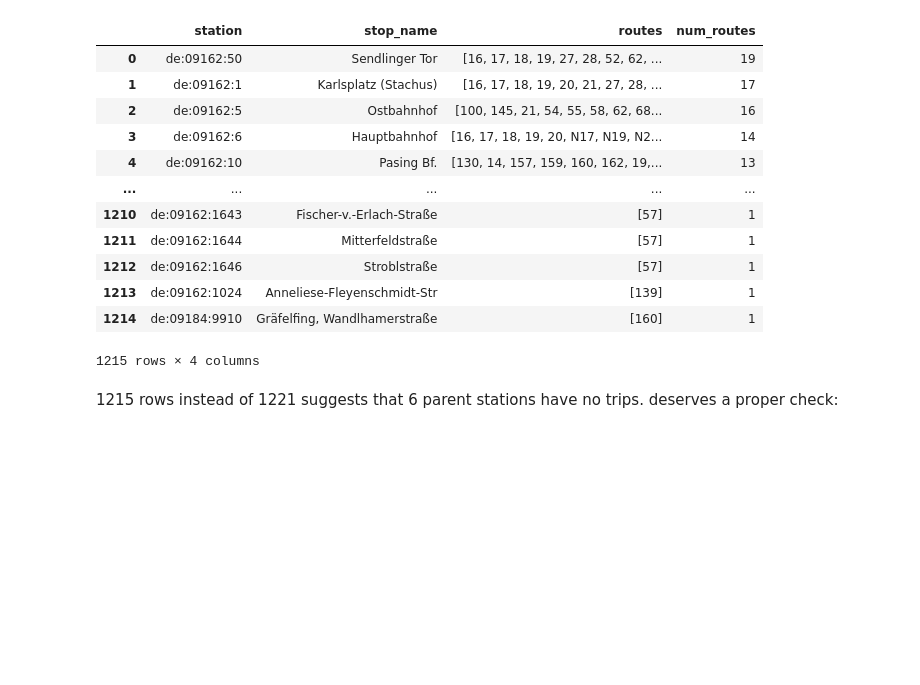
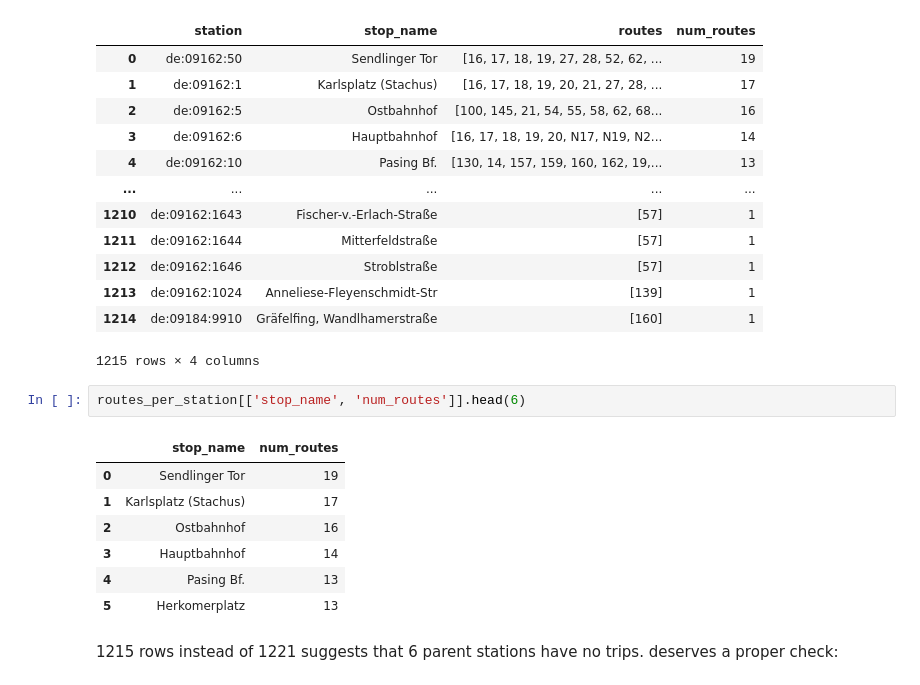
Before and after one commit to dimitrisavellas/Vizualization_Project-, a Jupyter notebook: problem_1_solution.ipynb, the cells around one changed output. Saved outputs shown, nothing was run; the diff lists cells and outputs as text; blank space fills up the shorter version.

```diff
--- a/problem_1_solution.ipynb
+++ b/problem_1_solution.ipynb
@@ -252,6 +252,16 @@ routes_per_station
 | 1213 | de:09162:1024 | Anneliese-Fleyenschmidt-Str | [139] | 1 |
 | 1214 | de:09184:9910 | Gräfelfing, Wandlhamerstraße | [160] | 1 |
 1215 rows × 4 columns
+# %%
+routes_per_station[['stop_name', 'num_routes']].head(6)
+# %% [output]
+|  | stop_name | num_routes |
+| 0 | Sendlinger Tor | 19 |
+| 1 | Karlsplatz (Stachus) | 17 |
+| 2 | Ostbahnhof | 16 |
+| 3 | Hauptbahnhof | 14 |
+| 4 | Pasing Bf. | 13 |
+| 5 | Herkomerplatz | 13 |
 # %% [markdown]
 1215 rows instead of 1221 suggests that 6 parent stations have no trips.
 deserves a proper check:
```
Also changed, not shown: parts of 10 cells of this notebook.
